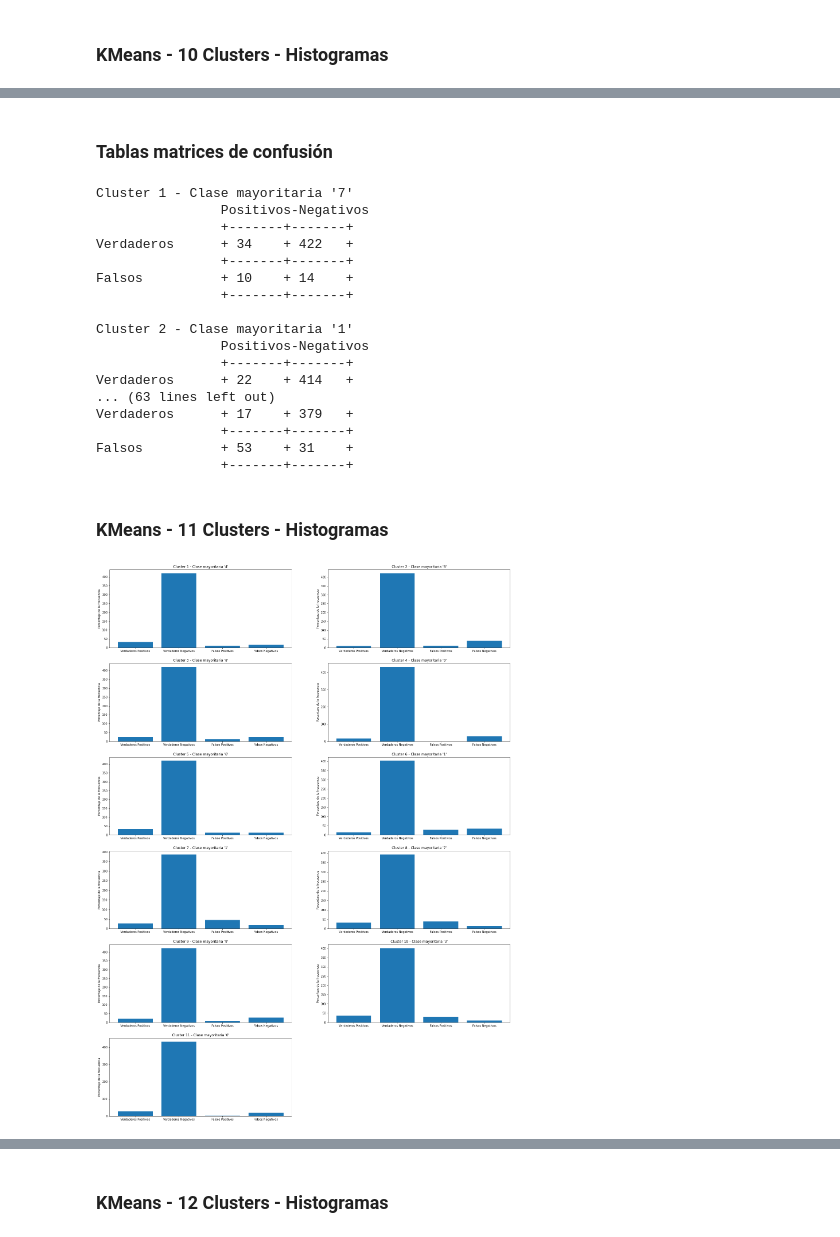
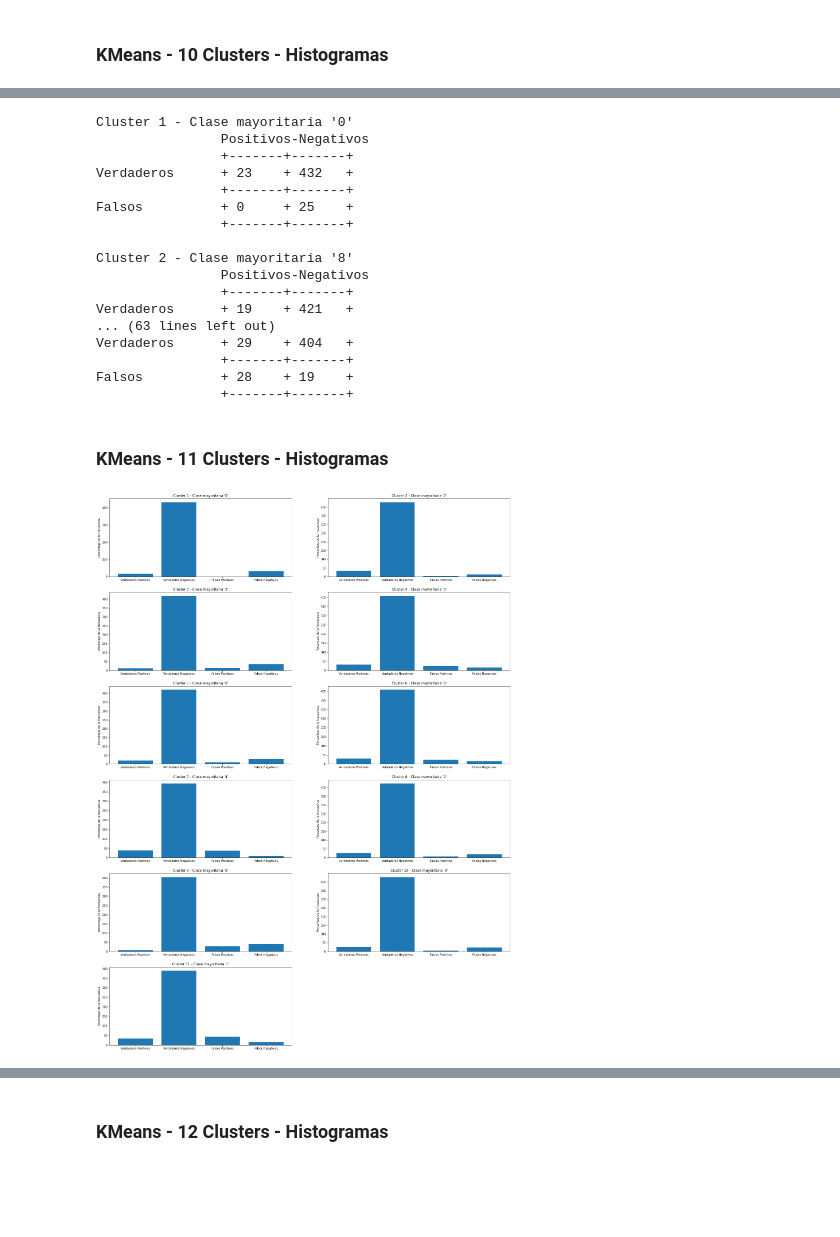
Before and after one commit to kecoma1/FAA, a Jupyter notebook: LAB_3/Memoria.ipynb, the cells around one changed output, grey strips where cells are left out. Cells and saved outputs as stored; diff of their text form; code cells hidden in the pictures; blank space fills up the shorter version.

```diff
--- a/LAB_3/Memoria.ipynb
+++ b/LAB_3/Memoria.ipynb
@@ -98,31 +100,29 @@ matrices = utils.test_KMeans(10, nums)
-# %% [markdown]
-### Tablas matrices de confusión
 # %%
-utils.tablas_matriz_confusion(matrices)
+utils.tablas_matriz_confusion(matrices_propia_10)
 # %% [output]
-Cluster 1 - Clase mayoritaria '7'
+Cluster 1 - Clase mayoritaria '0'
                 Positivos-Negativos
                 +-------+-------+
-Verdaderos      + 34    + 422   +
+Verdaderos      + 23    + 432   +
                 +-------+-------+
-Falsos          + 10    + 14    +
+Falsos          + 0     + 25    +
                 +-------+-------+
 
-Cluster 2 - Clase mayoritaria '1'
+Cluster 2 - Clase mayoritaria '8'
                 Positivos-Negativos
                 +-------+-------+
-Verdaderos      + 22    + 414   +
+Verdaderos      + 19    + 421   +
 ... (63 lines left out)
-Verdaderos      + 17    + 379   +
+Verdaderos      + 29    + 404   +
                 +-------+-------+
-Falsos          + 53    + 31    +
+Falsos          + 28    + 19    +
                 +-------+-------+
 # %% [markdown]
 ### KMeans - 11 Clusters - Histogramas
 # %%
-matrices = utils.test_KMeans(11, nums)
+matrices, _ = utils.test_KMeans(11, nums)
 # %% [output]
-[figure, old version]
+[figure, new version]
 # %%
 utils.tablas_matriz_confusion(matrices)
 # %% [output]
```
Also changed, not shown: parts of 56 cells of this notebook, 6 other files.
